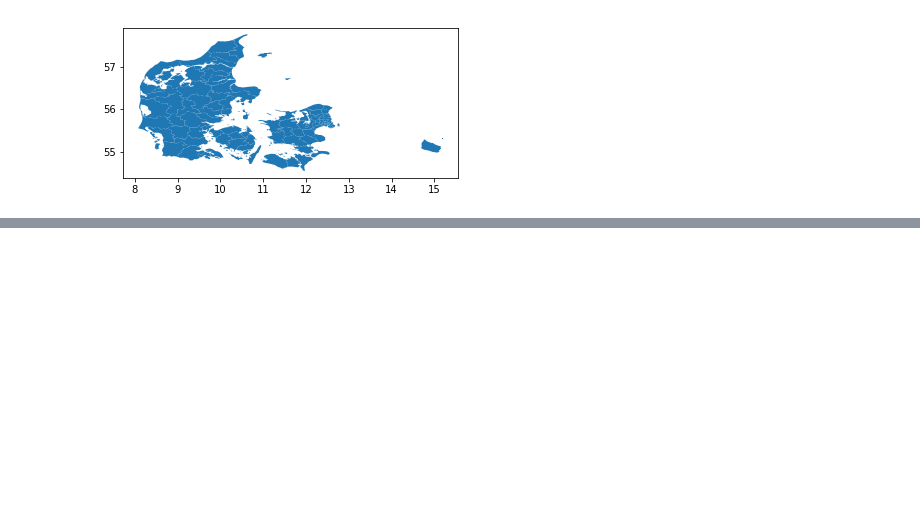
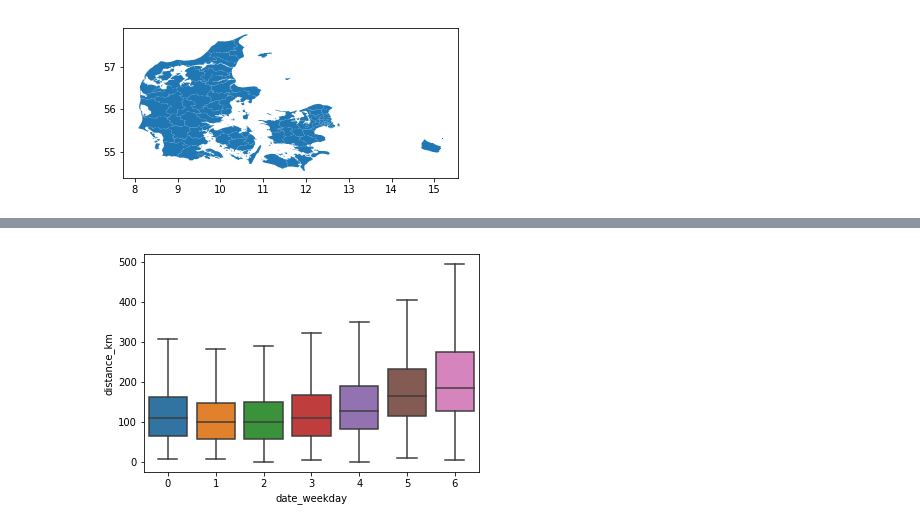
Before and after one commit to VictoriaHundevad/Social-Data-Science-Group-8, a Jupyter notebook: Plot code.ipynb, the cells around one changed output, grey strips where cells are left out. Saved outputs shown, nothing was run; the diff lists cells and outputs as text; code cells hidden in the pictures; blank space fills up the shorter version.

```diff
--- a/Plot code.ipynb
+++ b/Plot code.ipynb
@@ -112,0 +119,5 @@ leg = ax.get_legend()
+# %%
+#boxplot ugedag overfor distance hvor outliers er fjernet
+f = sns.boxplot(x='date_weekday', y='distance_km', data=df, showfliers=False)
+# %% [output]
+[figure, added]
```
Also changed, not shown: parts of 5 cells of this notebook.
